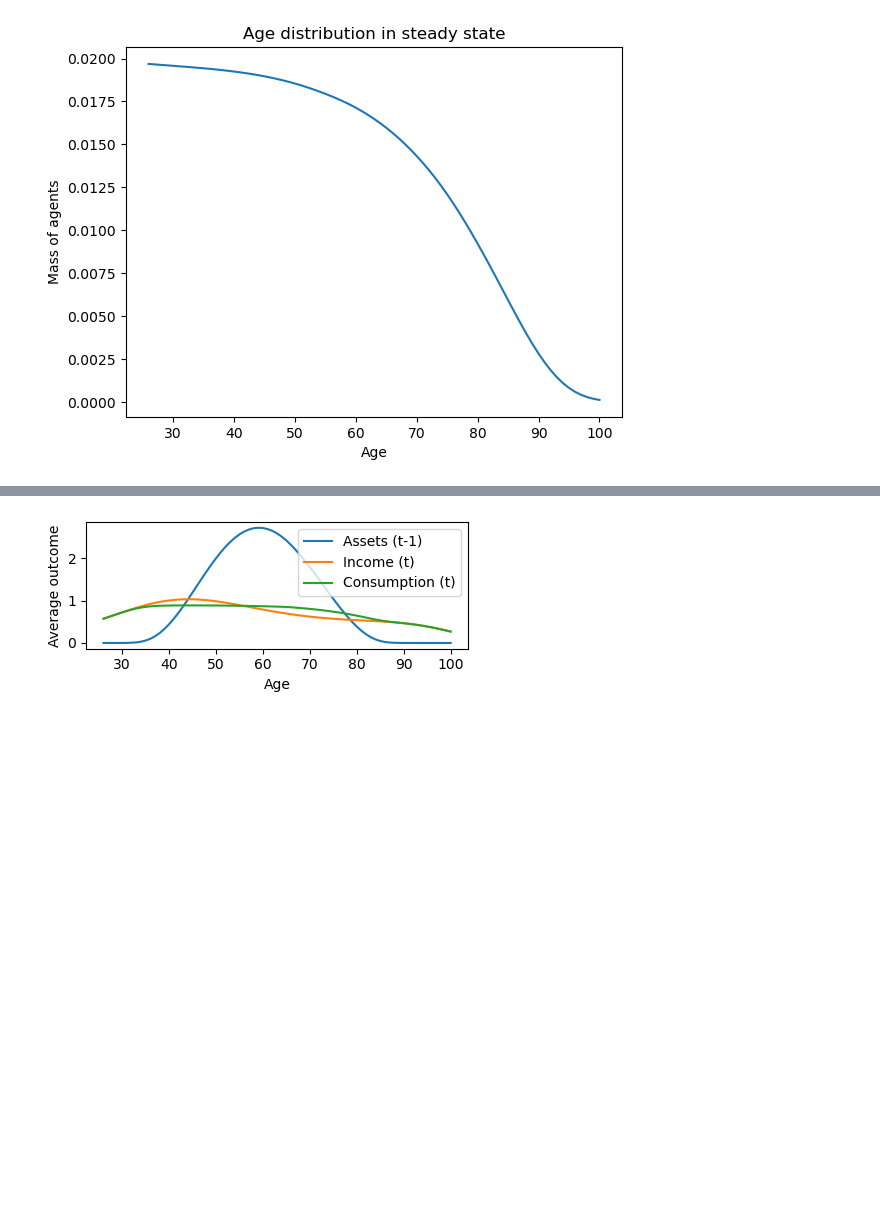
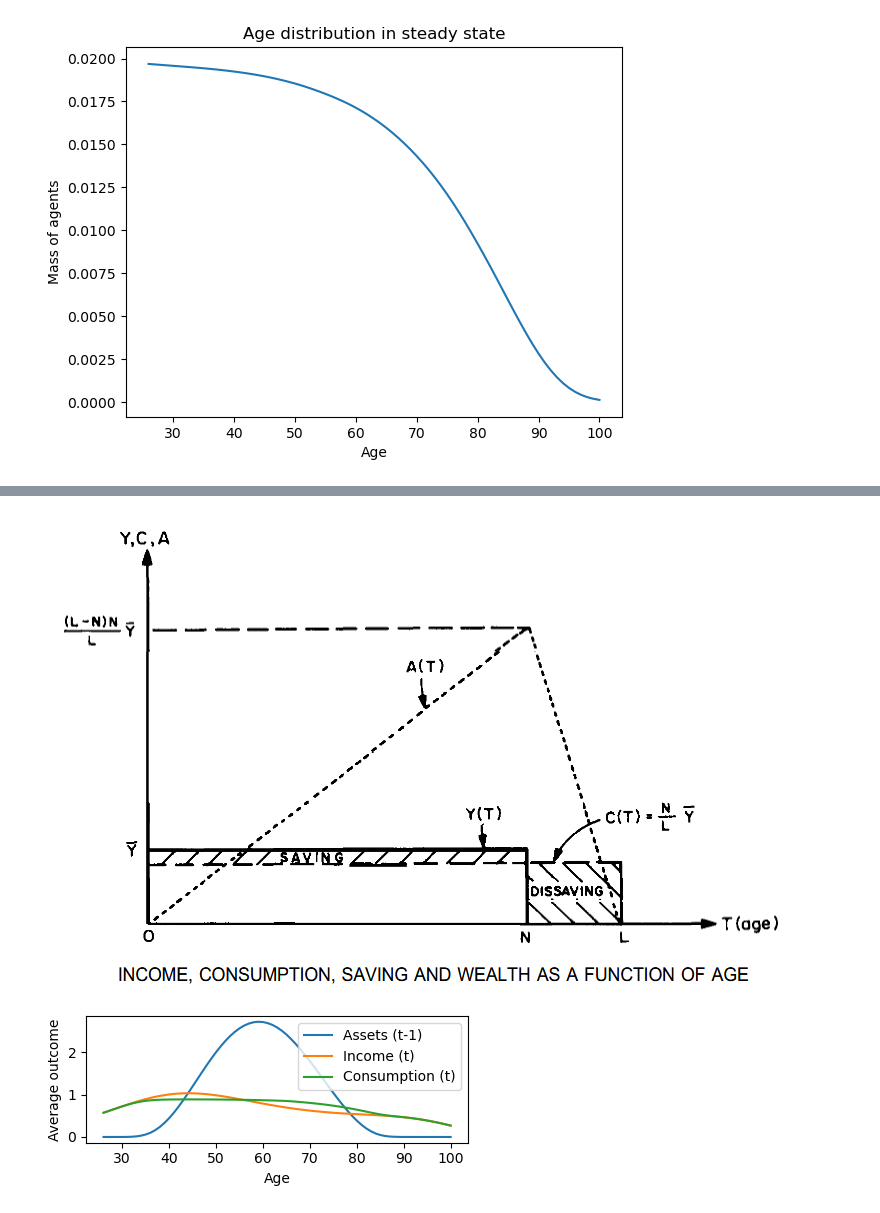
Before and after one commit to Mv77/LC-SSJ_public, a Jupyter notebook: demo.ipynb, the cells around one changed output, grey strips where cells are left out. Drawn from its saved outputs; the diff is of its cells as text; code cells hidden in the pictures; blank space fills up the shorter version.

Commit message:
Display Modigliani image in notebook

```diff
--- a/demo.ipynb
+++ b/demo.ipynb
@@ -203,6 +202,11 @@ The next figure illustrates that consumption-saving plan from the original paper
 
 
 Our model adds various ingredients to this example: stochastic mortality, stochastic income, borrowing constraints, impatience that is not exactly offset by interest rates. Can we still get something that looks similar?
+# %%
+from IPython.display import display, Image
+display(Image(filename='Figures/Modigliani.png'))
+# %% [output]
+[figure, added]
 # %%
 # We can first extract some policy vector points from our solution. This is done with
 # the method "get_outcomes." It formats policy points like our distributions from before:
```
Also changed, not shown: parts of 1 cell of this notebook, 1 other file.
